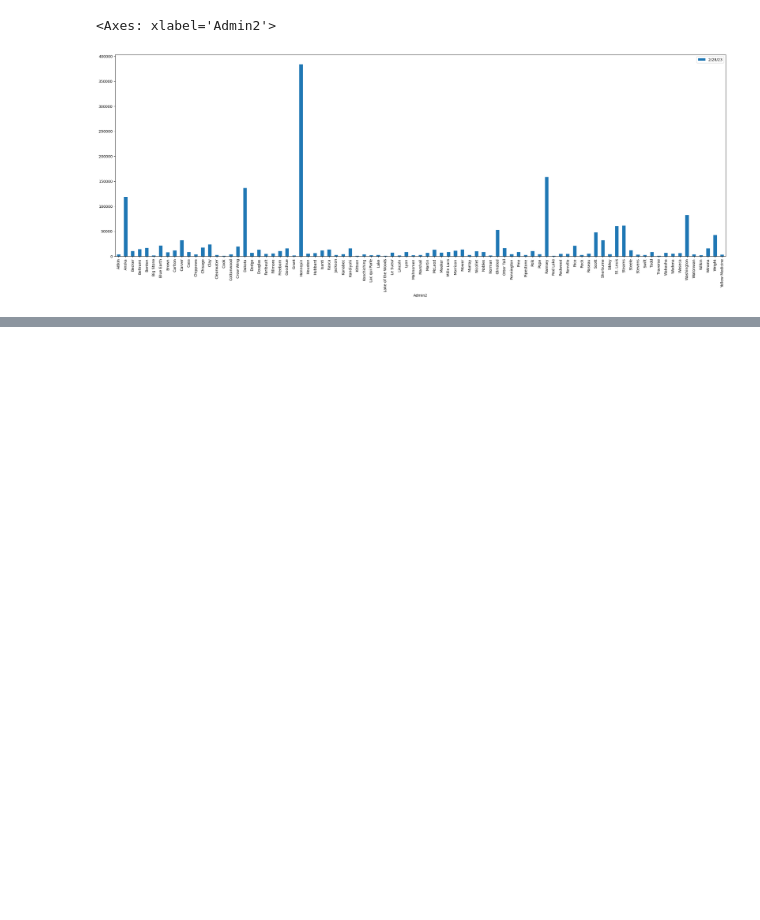
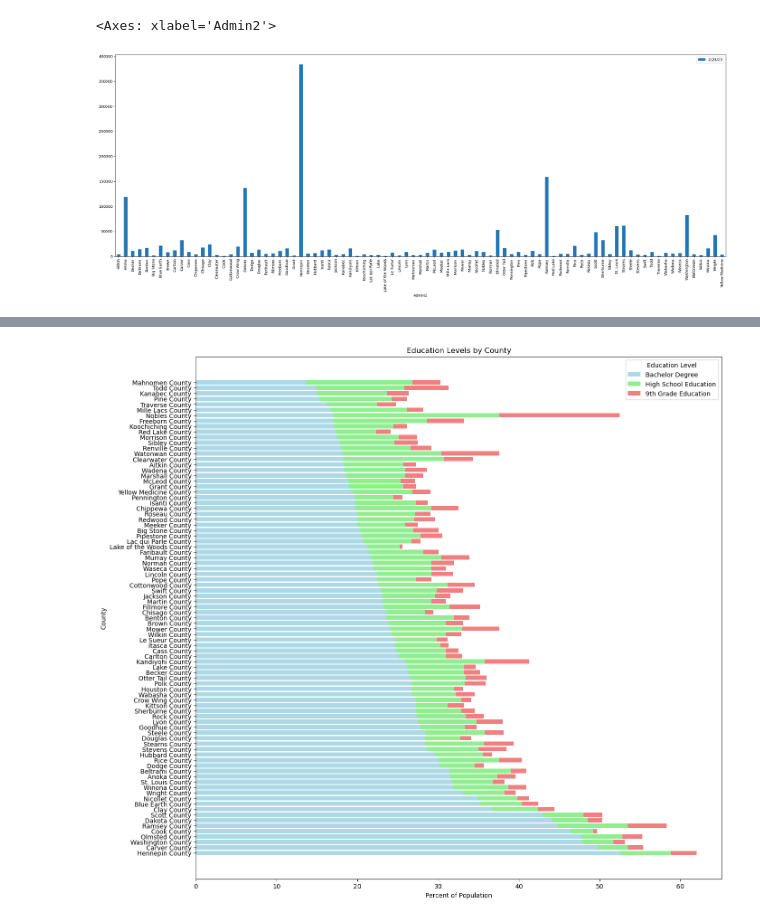
Before and after one commit to micah-11101/Covid-19Analysis, a Jupyter notebook: main.ipynb, the cells around one changed output, grey strips where cells are left out. Cells and saved outputs as stored; diff of their text form; code cells hidden in the pictures; blank space fills up the shorter version.

Commit message:
add Education portion

```diff
--- a/main.ipynb
+++ b/main.ipynb
@@ -75,0 +118,6 @@ minnesota_df.plot("Admin2","2/28/23",kind="bar",figsize=(30,10))
+# %%
+df_9th_grade = pd.read_csv('./Education/9th grade.csv')
+df_9th_grade = df_9th_grade.loc[df_9th_grade["County"] != "United States"]
+df_9th_grade = df_9th_grade.loc[df_9th_grade["County"] != "Minnesota"]
+print("\n9th Grade Education Data:")
+df_9th_grade
@@ -75,0 +139,15 @@ minnesota_df.plot("Admin2","2/28/23",kind="bar",figsize=(30,10))
+# %%
+# Merge the DataFrames on the 'County' column
+merged_df = df_bachelor.merge(df_high_school, on='County', suffixes=('_bachelor', '_high_school'))
+merged_df = merged_df.merge(df_9th_grade, on='County')
+
+# Rename columns for clarity if needed
+merged_df.rename(columns={
+    'Value Bachelor (Percent)': 'Percent_Bachelor',
+    'Value High School (Percent)': 'People_High_School',
+    'Value 9th Grade (Percent)': 'Percent_9th_Grade'
+}, inplace=True)
+
+# Print the merged DataFrame
+print("\nMerged Data:")
+merged_df
@@ -75,0 +169,26 @@ minnesota_df.plot("Admin2","2/28/23",kind="bar",figsize=(30,10))
+# %%
+# Update column names in the code based on the actual column names
+counties = merged_df['County']
+bachelor_degrees = merged_df['Value Bachelor(Percent)']  # Check exact match
+high_school_education = merged_df['Value High School(Percent)']  # Check exact match
+ninth_grade_education = merged_df['Value 9th Grade(Percent)']  # Check exact match
+merged_df.columns = merged_df.columns.str.strip()
+# Plotting
+plt.figure(figsize=(15, 15))
+
+# Stacked bar chart
+plt.barh(counties, bachelor_degrees, color='lightblue', label='Bachelor Degree')
+plt.barh(counties, high_school_education, left=bachelor_degrees, color='lightgreen', label='High School Education')
+plt.barh(counties, ninth_grade_education, left=bachelor_degrees + high_school_education, color='lightcoral', label='9th Grade Education')
+
+# Adding labels and title
+plt.xlabel('Percent of Population')
+plt.ylabel('County')
+plt.title('Education Levels by County')
+plt.legend(title='Education Level')
+plt.gca().invert_yaxis()  # Invert y-axis to have the highest values at the top
+
+# Show the plot
+plt.show()
+# %% [output]
+[figure, added]
```
Also changed, not shown: parts of 16 cells of this notebook, 7 other files.
